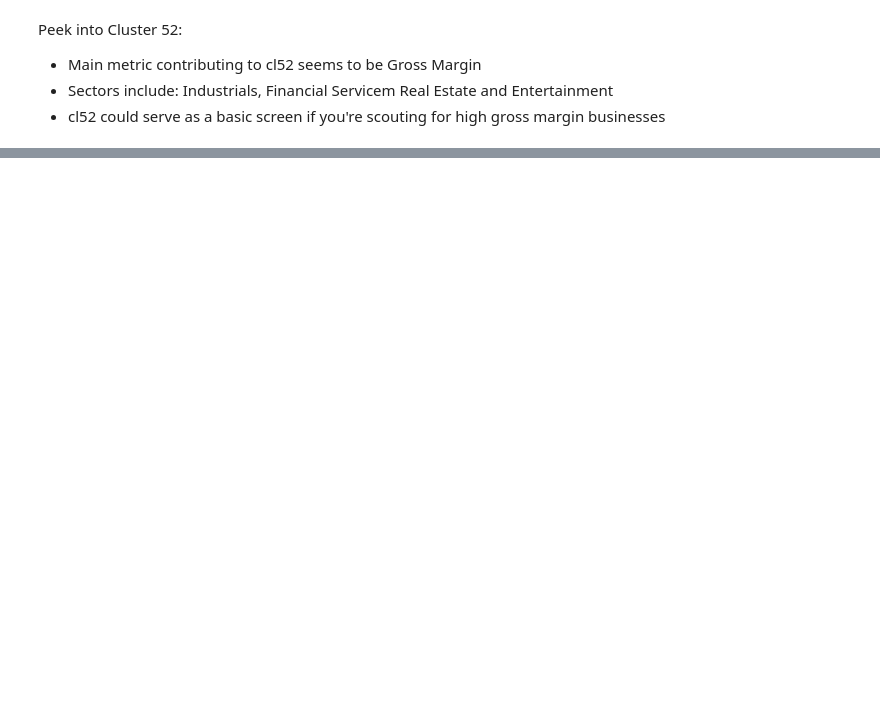
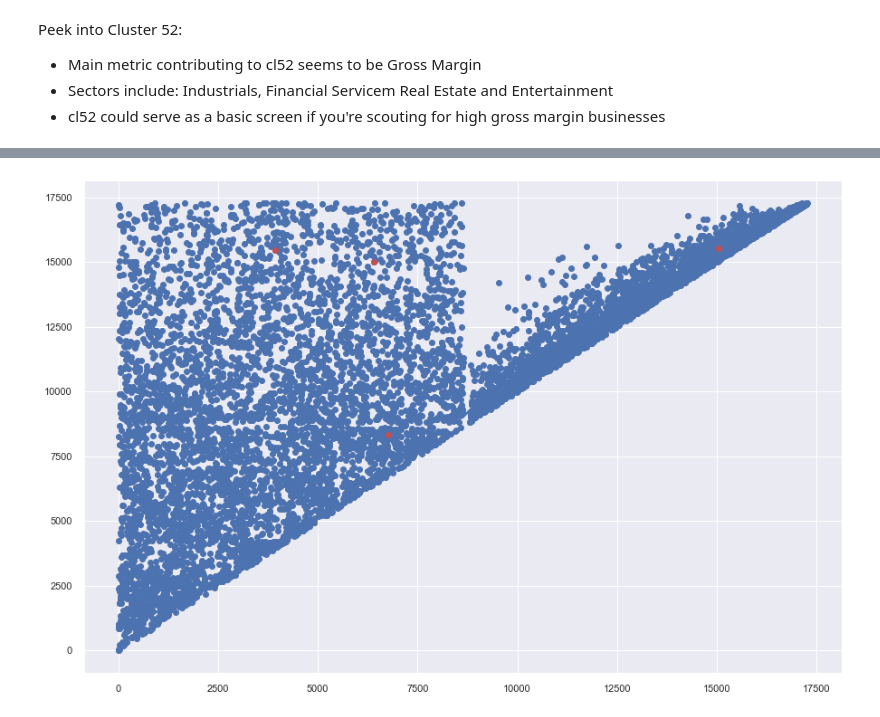
Before and after one commit to Silkways/Investment-Overwatch, a Jupyter notebook: analysis_modelling.ipynb, the cells around one changed output, grey strips where cells are left out. Drawn from its saved outputs; the diff is of its cells as text; code cells hidden in the pictures; blank space fills up the shorter version.

```diff
--- a/analysis_modelling.ipynb
+++ b/analysis_modelling.ipynb
@@ -341,0 +402,2 @@ cl52_comp.merge(tickers, left_on = 'symbol', right_on = 'Ticker')
+# %%
+main_link = linkage(complete1_scaled, 'average')
@@ -341,0 +425,8 @@ cl52_comp.merge(tickers, left_on = 'symbol', right_on = 'Ticker')
+# %%
+idx = [7091,7092,7093,7094]
+plt.figure(figsize = (15,10))
+plt.scatter(main_link[:,0], main_link[:,1])
+plt.scatter(main_link[idx,0],main_link[idx,1], c = 'r')
+plt.show()
+# %% [output]
+[figure, added]
```
Also changed, not shown: parts of 36 cells of this notebook, 4 other files.
